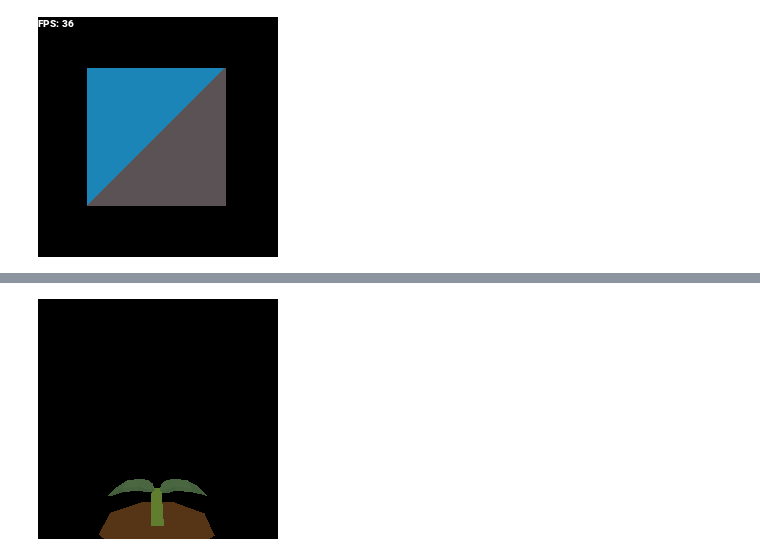
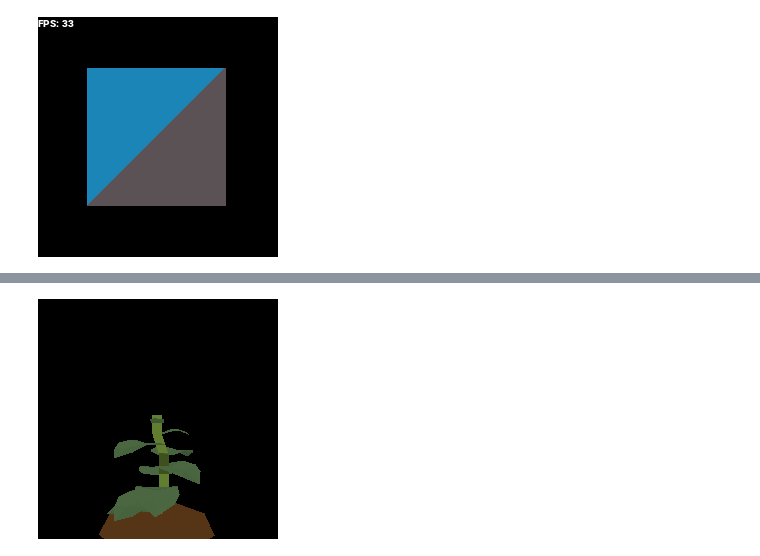
Before and after one commit to Rumidom/MicropythonRenderer, a Jupyter notebook: MicropythonRenderer.ipynb, the cells around one changed output, grey strips where cells are left out. Drawn from its saved outputs; the diff is of its cells as text; code cells hidden in the pictures.

Commit message:
adding multipart model

```diff
--- a/MicropythonRenderer.ipynb
+++ b/MicropythonRenderer.ipynb
@@ -350,0 +385,8 @@ leaf2.setColorPallet([(74,103,65)])
+# %%
+im = Image.new('RGB', im_size)
+plantModel = multipart_model()
+plantModel.addModel(base)
+trunk.pos = (0,-0.9,0)
+plantModel.addModel(trunk)
+leafTiny.pos = (0,0,0)
+plantModel.addModel(leafTiny)
@@ -351,18 +449,17 @@ leaf2.setColorPallet([(74,103,65)])
 # %%
-j = 0
+newPlant = plant()
+newPlant.generateModel()
 i = 180
-for j in range(360):
+for j in range(360*10):
+    newPlant.generateModel()
+    clear_output(wait=True)
     im = Image.new('RGB', im_size)
-    clear_output(wait=True)
-    base.ang = (i,j)
-    base.render(im)
-    trunk.ang = (i,j)
-    trunk.render(im)
-    leaf.ang = (i,j)
-    leaf.render(im)
-    leaf2.ang = (i,j)
-    leaf2.render(im)
+    newPlant.plant3DModel.ang = (i,j)
+    newPlant.plant3DModel.render(im)
     display(im)
-    time.sleep(0.1)
+    if j%180 == 0:
+        newPlant.grow()
+    if j%360 == 0:
+        newPlant.addLeaf()
 # %% [output]
-[figure, old version]
+[figure, new version]
```
Also changed, not shown: parts of 6 cells of this notebook, 10 other files.
